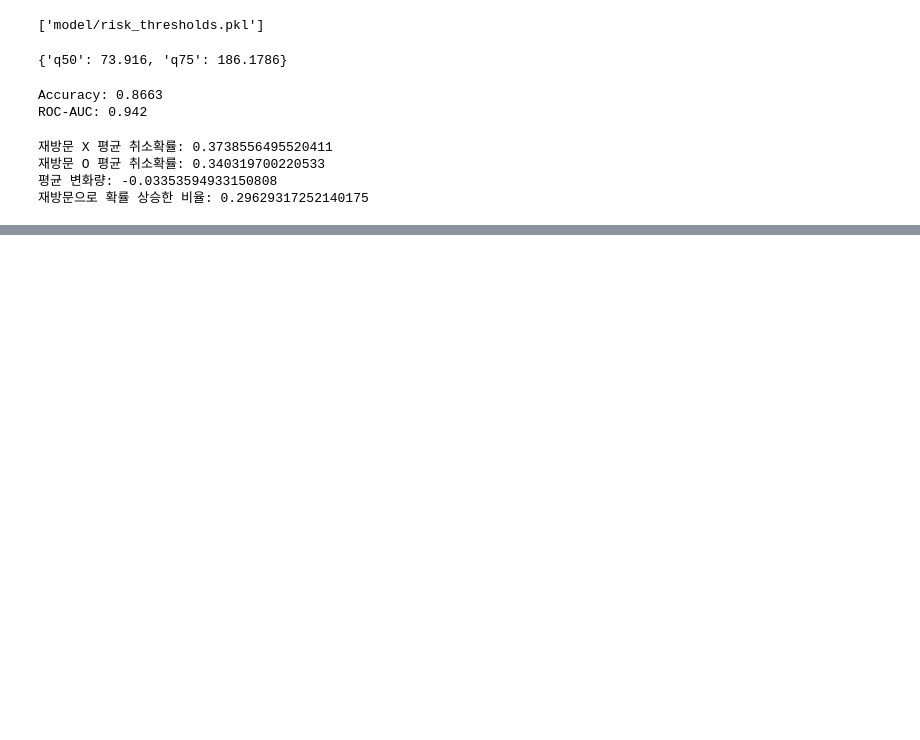
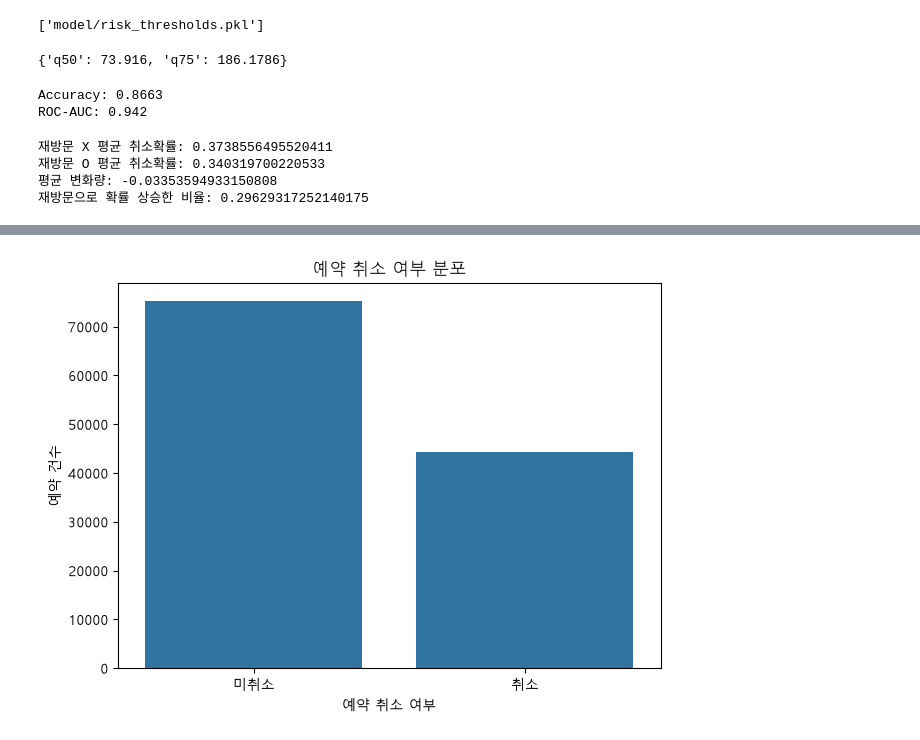
Before and after one commit to mseon94/Machine-Learning-PRJ, a Jupyter notebook: hotel_canceled.ipynb, the cells around one changed output, grey strips where cells are left out. Drawn from its saved outputs; the diff is of its cells as text; code cells hidden in the pictures; blank space fills up the shorter version.

```diff
--- a/hotel_canceled.ipynb
+++ b/hotel_canceled.ipynb
@@ -1480,3 +1508,22 @@ importance_df.to_csv(
     index=False,
     encoding="utf-8-sig"
 )
+# %%
+plt.figure(figsize=(7, 5))
+
+sns.countplot(
+    data=df,
+    x="is_canceled"
+)
+
+plt.title("예약 취소 여부 분포")
+plt.xlabel("예약 취소 여부")
+plt.ylabel("예약 건수")
+plt.xticks(
+    [0, 1],
+    ["미취소", "취소"]
+)
+
+plt.show()
+# %% [output]
+[figure, added]
```
Also changed, not shown: parts of 35 cells of this notebook, 9 other files.
